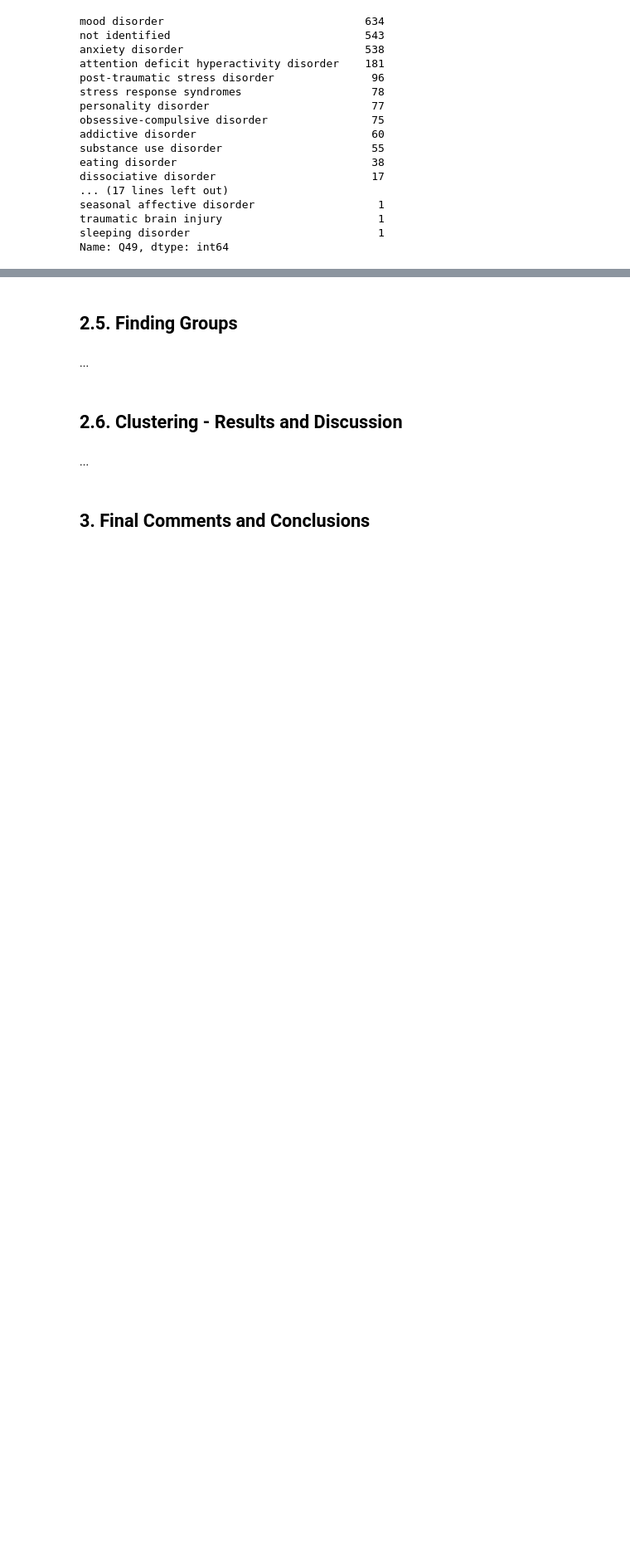
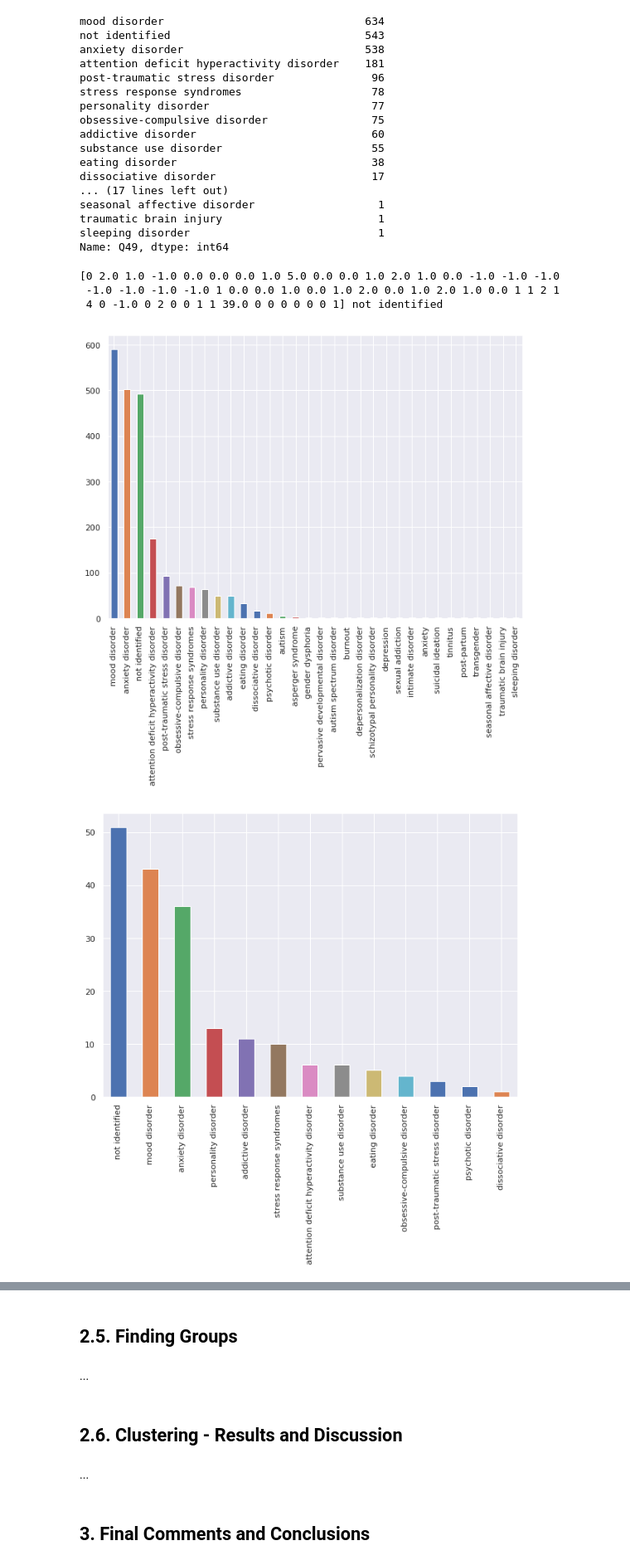
Before and after one commit to jakmak24/ML_health, a Jupyter notebook: AA_201819_Project.ipynb, the cells around one changed output, grey strips where cells are left out. Shown: that part at 83% size. Cells and saved outputs as stored; diff of their text form; code cells hidden in the pictures; blank space fills up the shorter version.

Commit message:
create clustering helpers

```diff
--- a/AA_201819_Project.ipynb
+++ b/AA_201819_Project.ipynb
@@ -1195,0 +1204,30 @@ Name: Q49, dtype: int64
+# %%
+data = one_disorder_df.values
+q49_index = 44
+x_data = np.delete(data, q49_index, axis = 1)
+y_data = data[:, q49_index]
+# %%
+print(x_data[0], y_data[0])
+# %% [output]
+[0 2.0 1.0 -1.0 0.0 0.0 0.0 1.0 5.0 0.0 0.0 1.0 2.0 1.0 0.0 -1.0 -1.0 -1.0
+ -1.0 -1.0 -1.0 -1.0 1 0.0 0.0 1.0 0.0 1.0 2.0 0.0 1.0 2.0 1.0 0.0 1 1 2 1
+ 4 0 -1.0 0 2 0 0 1 1 39.0 0 0 0 0 0 0 1] not identified
+# %%
+def analyze_clusters(cluster, x_data, y_data):
+    cluster = cluster.fit(x_data)
+    predicted = cluster.labels_
+    correct = y_data
+    size = max(predicted) + 1
+    labels = []
+    for i in range(size):
+        labels.append([])
+    for i in range(len(predicted)):
+        labels[predicted[i]].append(correct[i])
+    for i in labels:
+        pd.Series(i).value_counts().plot('bar')
+        plt.show()
+# %%
+analyze_clusters(AgglomerativeClustering(linkage="average", n_clusters=2), x_data, y_data)
+# %% [output]
+[figure, added]
+[figure, added]
```
Also changed, not shown: parts of 5 cells of this notebook.
